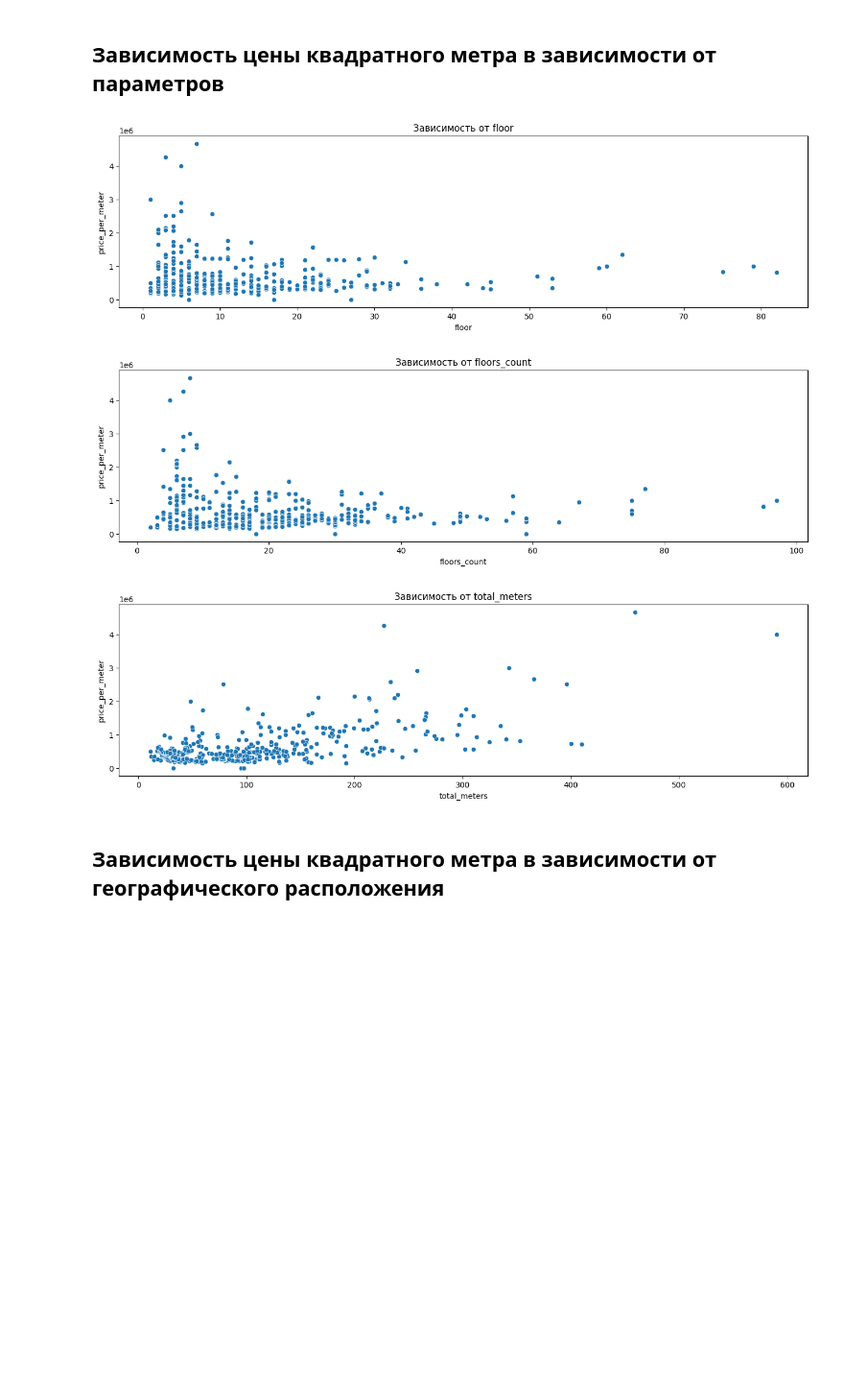
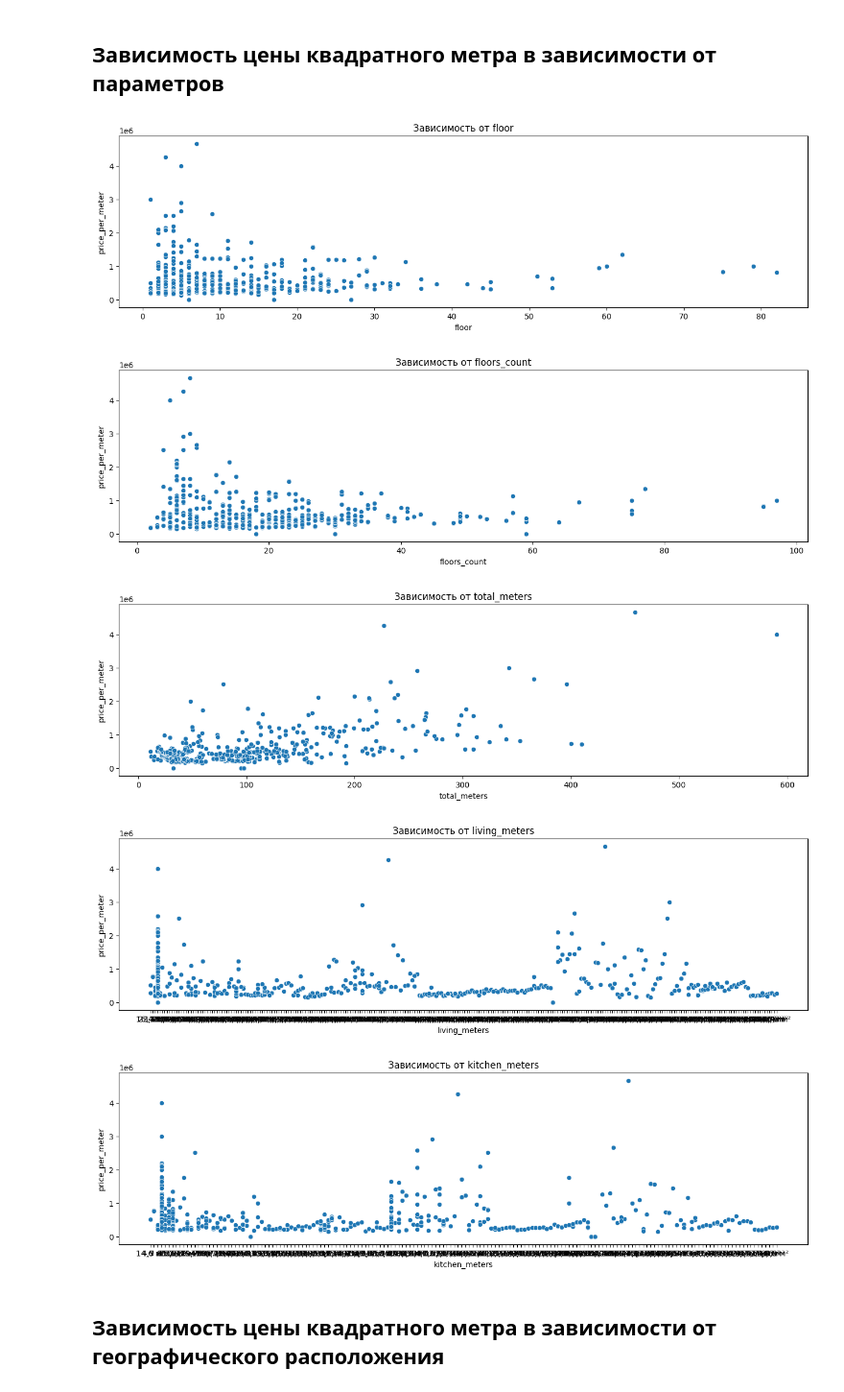
Before and after one commit to kalkulator777/dota3, a Jupyter notebook: analysis.ipynb, the cells around one changed output. Shown at 96% size. Drawn from its saved outputs; the diff is of its cells as text; code cells hidden in the pictures; blank space fills up the shorter version.

```diff
--- a/analysis.ipynb
+++ b/analysis.ipynb
@@ -53,18 +51,20 @@ for column in columns_to_plot:
 # %% [markdown]
 ## Зависимость цены квадратного метра в зависимости от параметров
 # %%
-columns_to_plot = ['floor','floors_count','total_meters']
+columns_to_plot = ['floor','floors_count','total_meters', "living_meters", "kitchen_meters"]
 for column in columns_to_plot:
-    plt.figure(figsize=(16, 4))
+    mpl.figure(figsize=(16, 4))
     sns.scatterplot(data=table, x=column, y='price_per_meter')
-    plt.title(f'Зависимость от {column}')
-    plt.xlabel(column)
-    plt.ylabel('price_per_meter')
-    plt.show()
+    mpl.title(f'Зависимость от {column}')
+    mpl.xlabel(column)
+    mpl.ylabel('price_per_meter')
+    mpl.show()
 # %% [output]
 [figure]
 [figure]
 [figure]
+[figure, added]
+[figure, added]
 # %% [markdown]
 ## Зависимость цены квадратного метра в зависимости от географического расположения
 # %%
```
Also changed, not shown: parts of 3 cells of this notebook, 1 other file.
